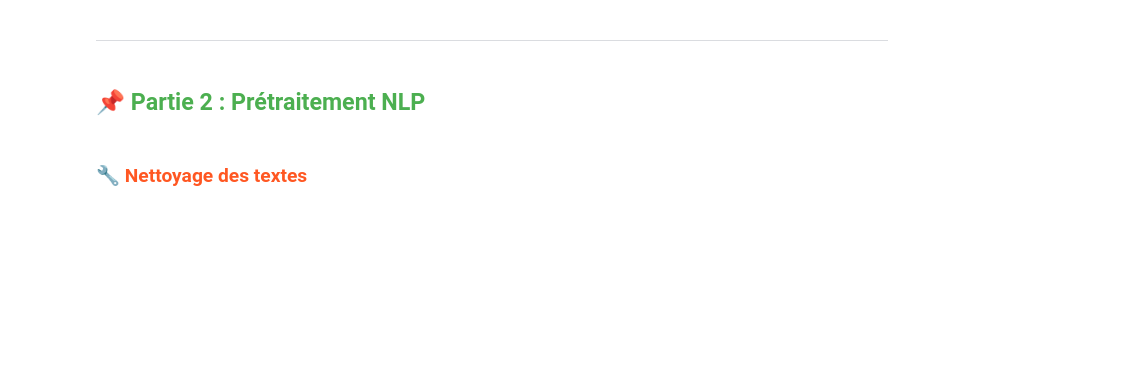
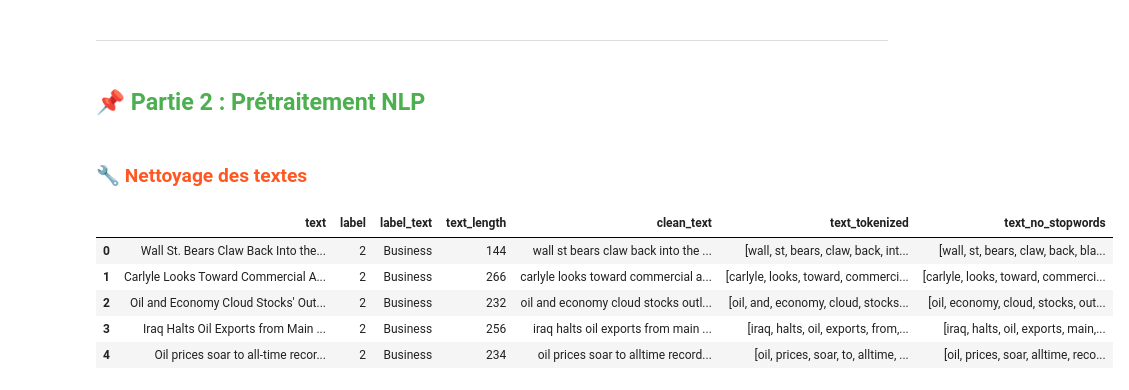
Before and after one commit to bouchramilo/News_Classifier, a Jupyter notebook: notebooks/partie_1.ipynb, the cells around one changed output. Drawn from its saved outputs; the diff is of its cells as text; code cells hidden in the pictures; blank space fills up the shorter version.

```diff
--- a/notebooks/partie_1.ipynb
+++ b/notebooks/partie_1.ipynb
@@ -135,3 +148,15 @@ for label_id, label_name in enumerate(labels_map):
 <h2 style="color:#4CAF50;">📌 Partie 2 : Prétraitement NLP</h2>
 # %% [markdown]
 <h3 style="color:#FF5722;">🔧 Nettoyage des textes</h3>
+# %%
+train_df = preprocess_dataframe(df_train, text_column='text')
+test_df = preprocess_dataframe(df_test, text_column='text')
+# %%
+train_df.head(5)
+# %% [output]
+|  | text | label | label_text | text_length | clean_text | text_tokenized | text_no_stopwords |
+| 0 | Wall St. Bears Claw Back Into the... | 2 | Business | 144 | wall st bears claw back into the ... | [wall, st, bears, claw, back, int... | [wall, st, bears, claw, back, bla... |
+| 1 | Carlyle Looks Toward Commercial A... | 2 | Business | 266 | carlyle looks toward commercial a... | [carlyle, looks, toward, commerci... | [carlyle, looks, toward, commerci... |
+| 2 | Oil and Economy Cloud Stocks' Out... | 2 | Business | 232 | oil and economy cloud stocks outl... | [oil, and, economy, cloud, stocks... | [oil, economy, cloud, stocks, out... |
+| 3 | Iraq Halts Oil Exports from Main ... | 2 | Business | 256 | iraq halts oil exports from main ... | [iraq, halts, oil, exports, from,... | [iraq, halts, oil, exports, main,... |
+| 4 | Oil prices soar to all-time recor... | 2 | Business | 234 | oil prices soar to alltime record... | [oil, prices, soar, to, alltime, ... | [oil, prices, soar, alltime, reco... |
```
Also changed, not shown: parts of 3 cells of this notebook, 1 other file.
